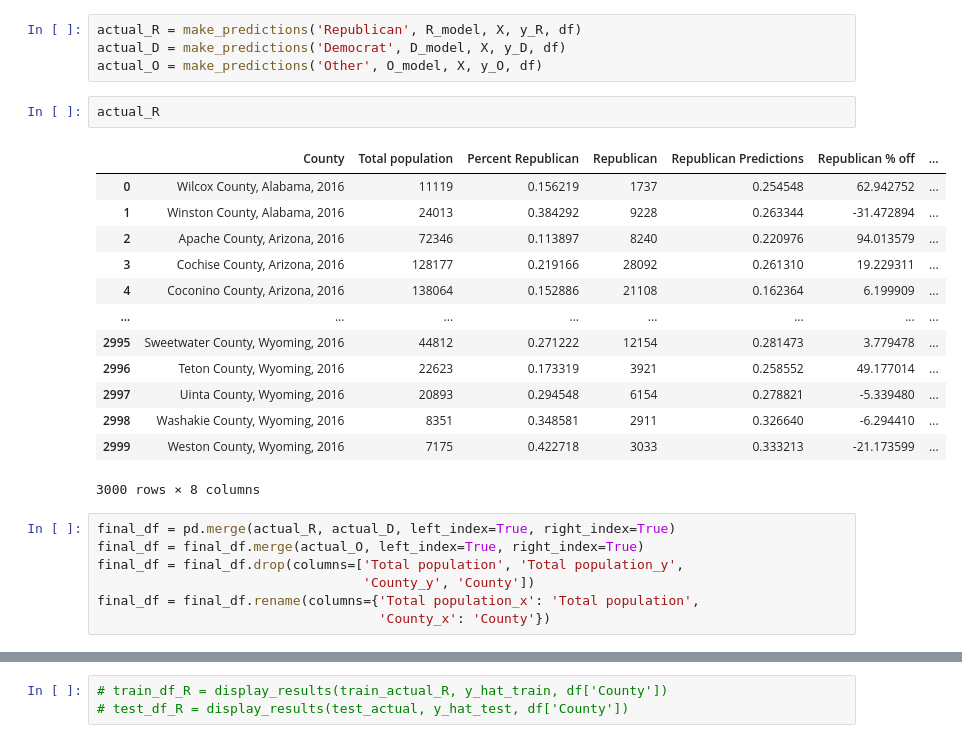
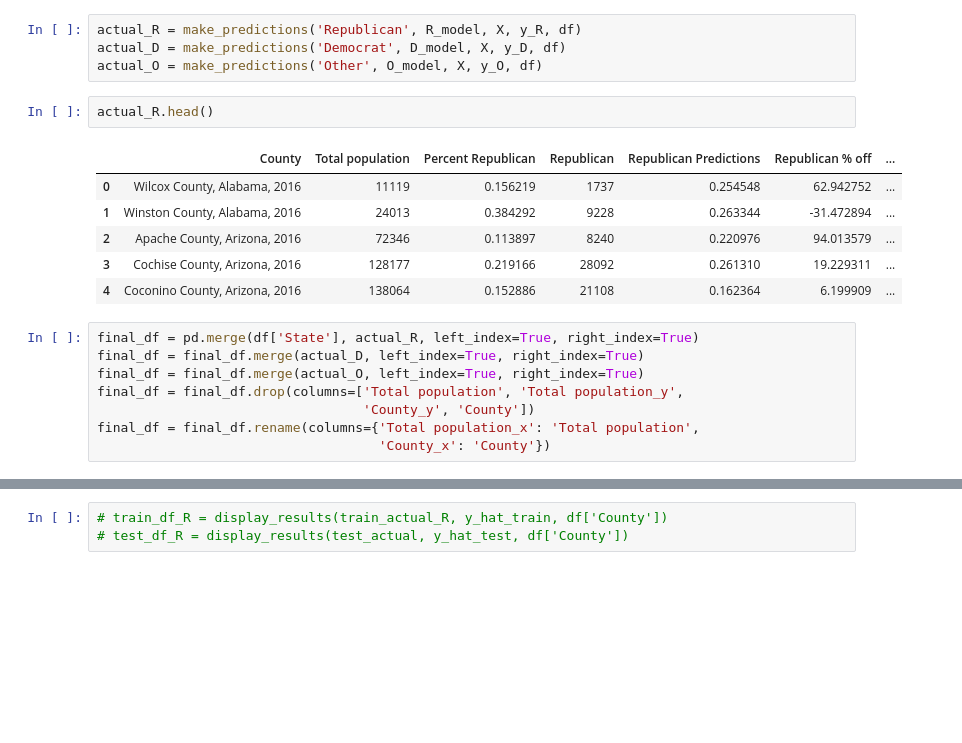
Before and after one commit to StevenDye/2020-Presidential-Election, a Jupyter notebook: Master_Notebook.ipynb, the cells around one changed output, grey strips where cells are left out. Cells and saved outputs as stored; diff of their text form; blank space fills up the shorter version.

Commit message:
attempting to fix missing states error

```diff
--- a/Master_Notebook.ipynb
+++ b/Master_Notebook.ipynb
@@ -249,23 +273,17 @@ actual_R = make_predictions('Republican', R_model, X, y_R, df)
 actual_D = make_predictions('Democrat', D_model, X, y_D, df)
 actual_O = make_predictions('Other', O_model, X, y_O, df)
 # %%
-actual_R
+actual_R.head()
 # %% [output]
 |  | County | Total population | Percent Republican | Republican | Republican Predictions | Republican % off | ... |
 | 0 | Wilcox County, Alabama, 2016 | 11119 | 0.156219 | 1737 | 0.254548 | 62.942752 | ... |
 | 1 | Winston County, Alabama, 2016 | 24013 | 0.384292 | 9228 | 0.263344 | -31.472894 | ... |
 | 2 | Apache County, Arizona, 2016 | 72346 | 0.113897 | 8240 | 0.220976 | 94.013579 | ... |
 | 3 | Cochise County, Arizona, 2016 | 128177 | 0.219166 | 28092 | 0.261310 | 19.229311 | ... |
 | 4 | Coconino County, Arizona, 2016 | 138064 | 0.152886 | 21108 | 0.162364 | 6.199909 | ... |
-| ... | ... | ... | ... | ... | ... | ... | ... |
-| 2995 | Sweetwater County, Wyoming, 2016 | 44812 | 0.271222 | 12154 | 0.281473 | 3.779478 | ... |
-| 2996 | Teton County, Wyoming, 2016 | 22623 | 0.173319 | 3921 | 0.258552 | 49.177014 | ... |
-| 2997 | Uinta County, Wyoming, 2016 | 20893 | 0.294548 | 6154 | 0.278821 | -5.339480 | ... |
-| 2998 | Washakie County, Wyoming, 2016 | 8351 | 0.348581 | 2911 | 0.326640 | -6.294410 | ... |
-| 2999 | Weston County, Wyoming, 2016 | 7175 | 0.422718 | 3033 | 0.333213 | -21.173599 | ... |
-3000 rows × 8 columns
 # %%
-final_df = pd.merge(actual_R, actual_D, left_index=True, right_index=True)
+final_df = pd.merge(df['State'], actual_R, left_index=True, right_index=True)
+final_df = final_df.merge(actual_D, left_index=True, right_index=True)
 final_df = final_df.merge(actual_O, left_index=True, right_index=True)
 final_df = final_df.drop(columns=['Total population', 'Total population_y',
                                   'County_y', 'County'])
```
Also changed, not shown: parts of 16 cells of this notebook, 1 other file.
